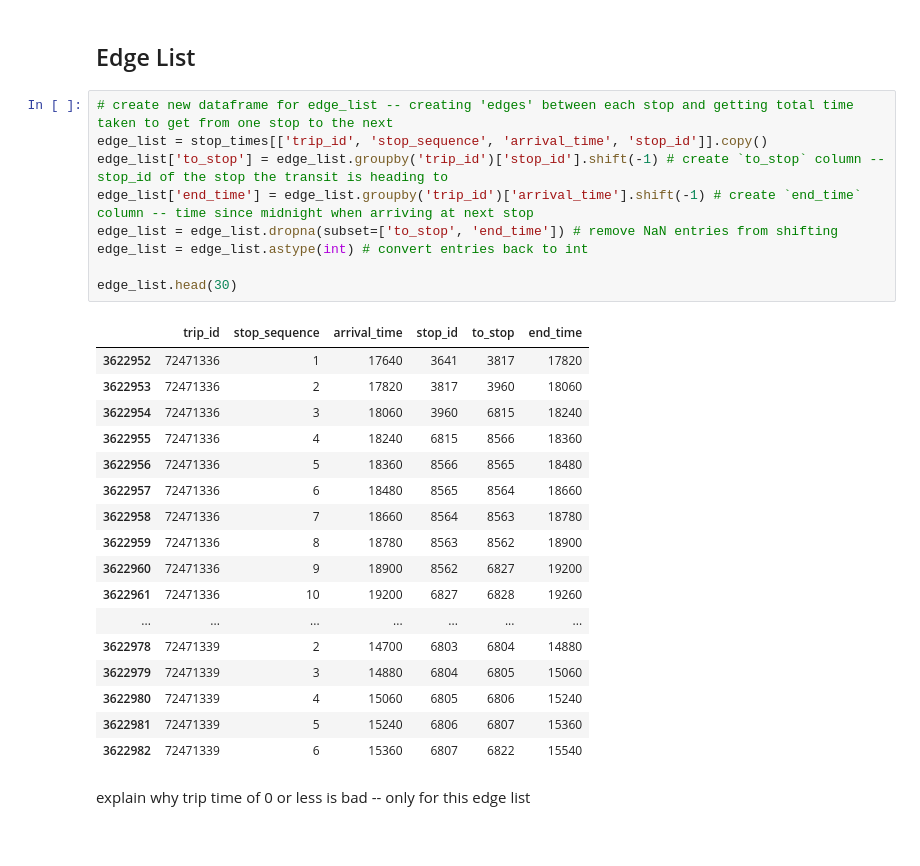
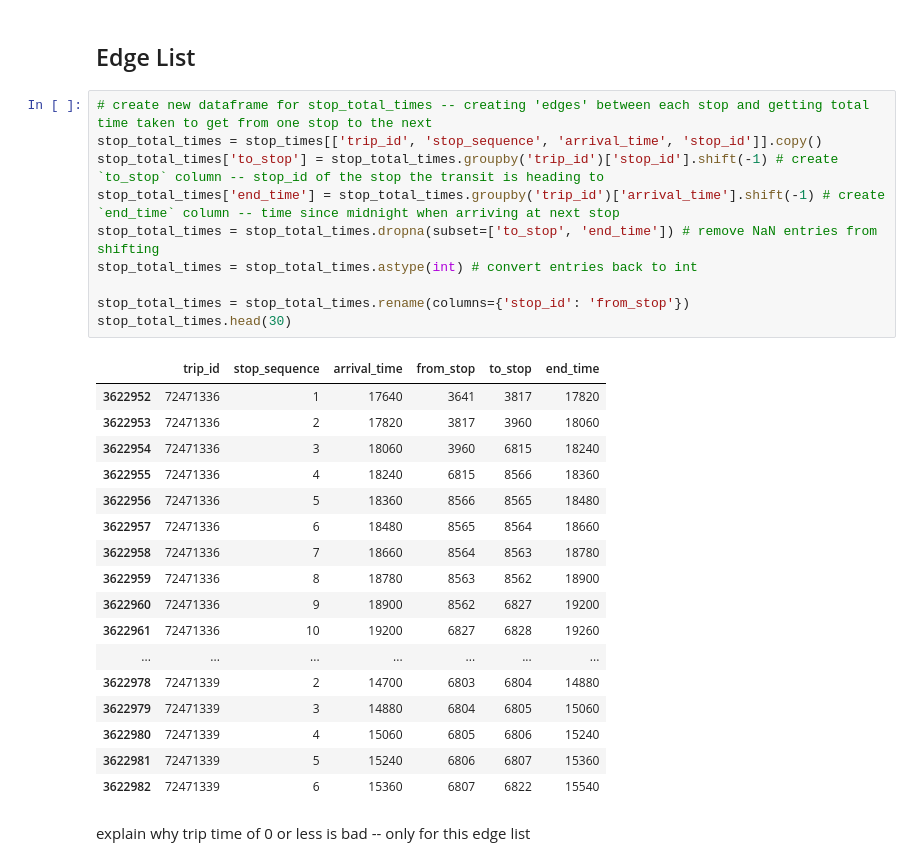
Before and after one commit to Mathemusician1729/Calgary-Transit-Intelligence-Engine, a Jupyter notebook: gtfs_static.ipynb, the cells around one changed output. Drawn from its saved outputs; the diff is of its cells as text.

```diff
--- a/gtfs_static.ipynb
+++ b/gtfs_static.ipynb
@@ -640,16 +640,17 @@ all route_ids exist and are the same in both tables.
 # %% [markdown]
 ## Edge List
 # %%
-# create new dataframe for edge_list -- creating 'edges' between each stop and getting total time taken to get from one stop to the next
-edge_list = stop_times[['trip_id', 'stop_sequence', 'arrival_time', 'stop_id']].copy()
-edge_list['to_stop'] = edge_list.groupby('trip_id')['stop_id'].shift(-1) # create `to_stop` column -- stop_id of the stop the transit is heading to
-edge_list['end_time'] = edge_list.groupby('trip_id')['arrival_time'].shift(-1) # create `end_time` column -- time since midnight when arriving at next stop
-edge_list = edge_list.dropna(subset=['to_stop', 'end_time']) # remove NaN entries from shifting
-edge_list = edge_list.astype(int) # convert entries back to int
+# create new dataframe for stop_total_times -- creating 'edges' between each stop and getting total time taken to get from one stop to the next
+stop_total_times = stop_times[['trip_id', 'stop_sequence', 'arrival_time', 'stop_id']].copy()
+stop_total_times['to_stop'] = stop_total_times.groupby('trip_id')['stop_id'].shift(-1) # create `to_stop` column -- stop_id of the stop the transit is heading to
+stop_total_times['end_time'] = stop_total_times.groupby('trip_id')['arrival_time'].shift(-1) # create `end_time` column -- time since midnight when arriving at next stop
+stop_total_times = stop_total_times.dropna(subset=['to_stop', 'end_time']) # remove NaN entries from shifting
+stop_total_times = stop_total_times.astype(int) # convert entries back to int
 
-edge_list.head(30)
+stop_total_times = stop_total_times.rename(columns={'stop_id': 'from_stop'})
+stop_total_times.head(30)
 # %% [output]
-|  | trip_id | stop_sequence | arrival_time | stop_id | to_stop | end_time |
+|  | trip_id | stop_sequence | arrival_time | from_stop | to_stop | end_time |
 | 3622952 | 72471336 | 1 | 17640 | 3641 | 3817 | 17820 |
 | 3622953 | 72471336 | 2 | 17820 | 3817 | 3960 | 18060 |
 | 3622954 | 72471336 | 3 | 18060 | 3960 | 6815 | 18240 |
```
Also changed, not shown: parts of 8 cells of this notebook.
